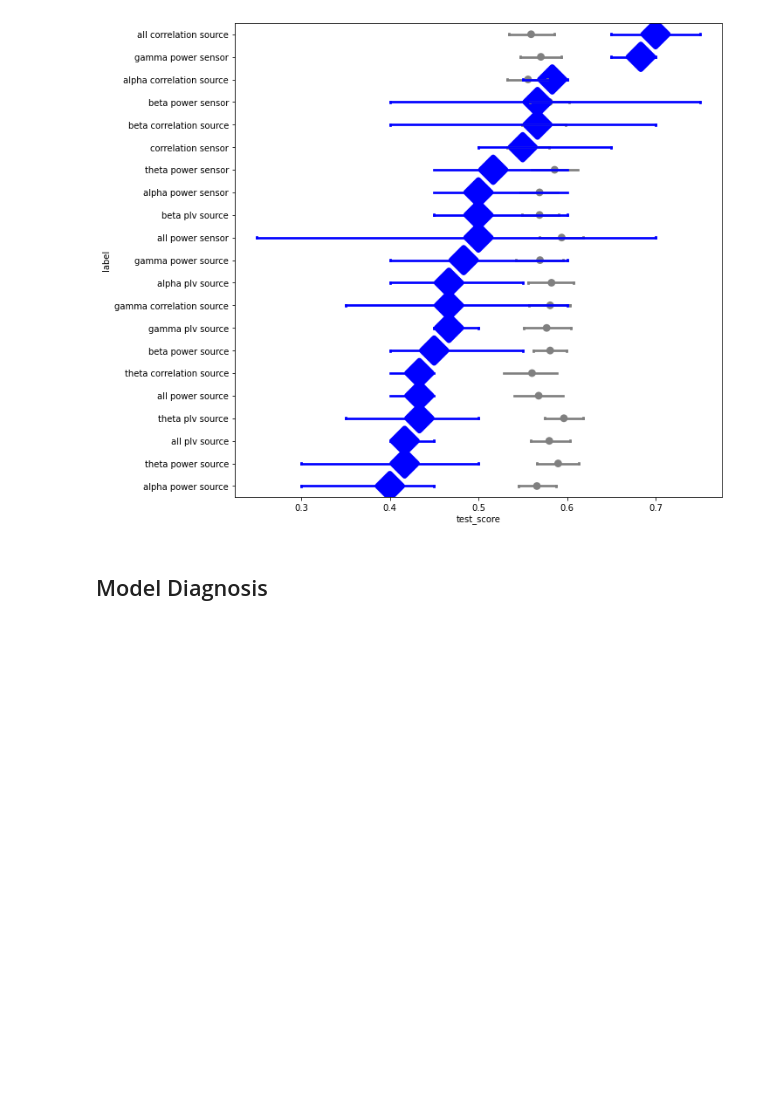
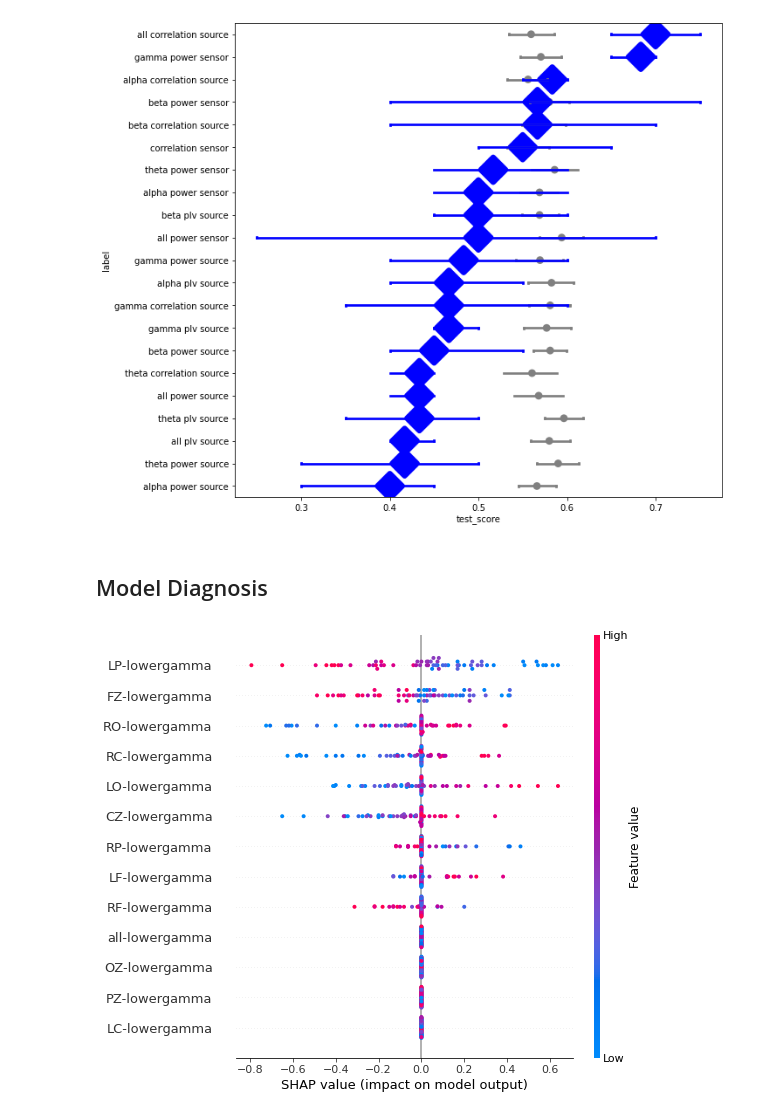
Before and after one commit to sycomix/SuggNet, a Jupyter notebook: notebooks/1 Classification.ipynb, the cells around one changed output. Drawn from its saved outputs; the diff is of its cells as text; code cells hidden in the pictures; blank space fills up the shorter version.

```diff
--- a/notebooks/1 Classification.ipynb
+++ b/notebooks/1 Classification.ipynb
@@ -182,3 +214,7 @@ for model_name in model_names[:3]:
+# %%
+shap.summary_plot(shap_values['gamma power sensor'])
+# %% [output]
+[figure, added]
 # %%
 # plot top 10 features
 
```
Also changed, not shown: parts of 4 cells of this notebook.
